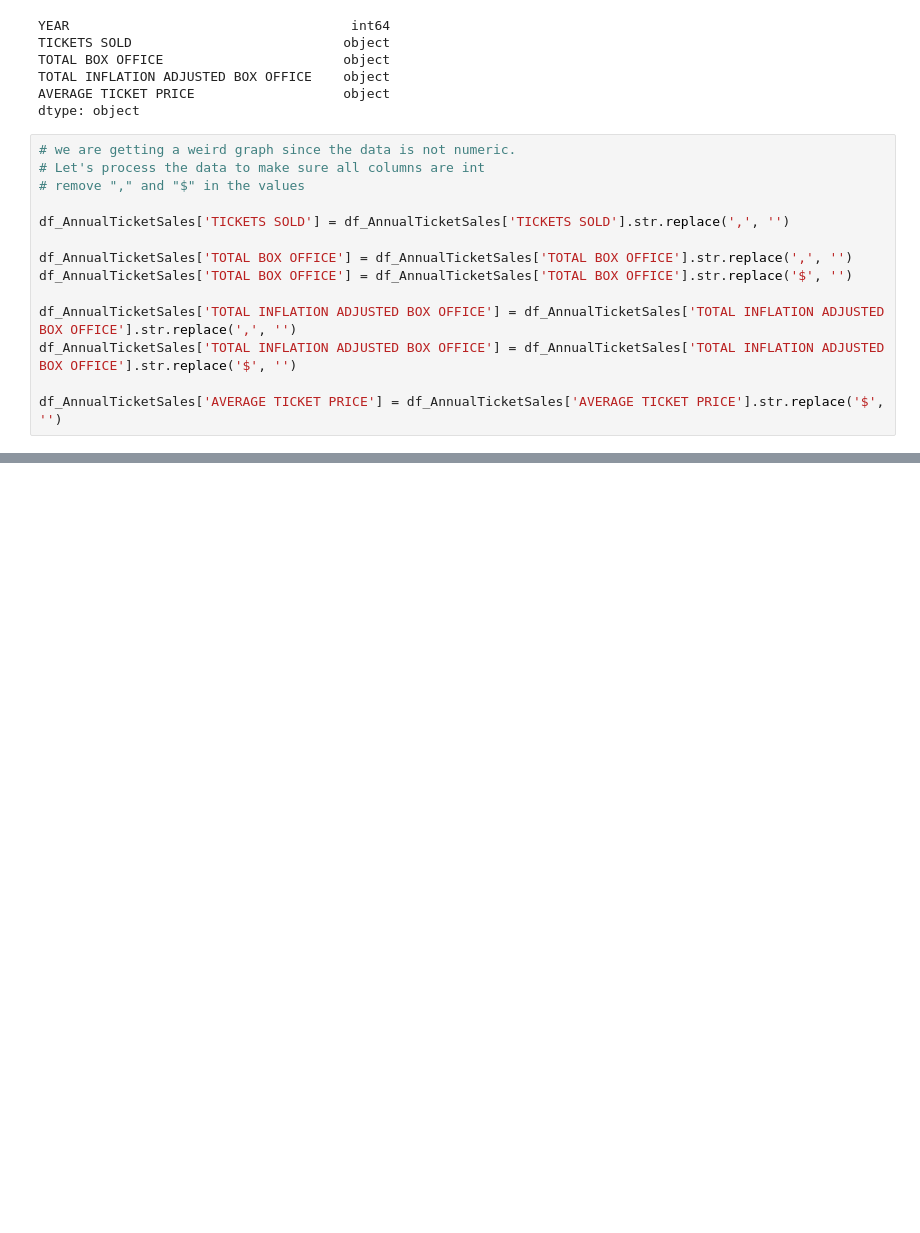
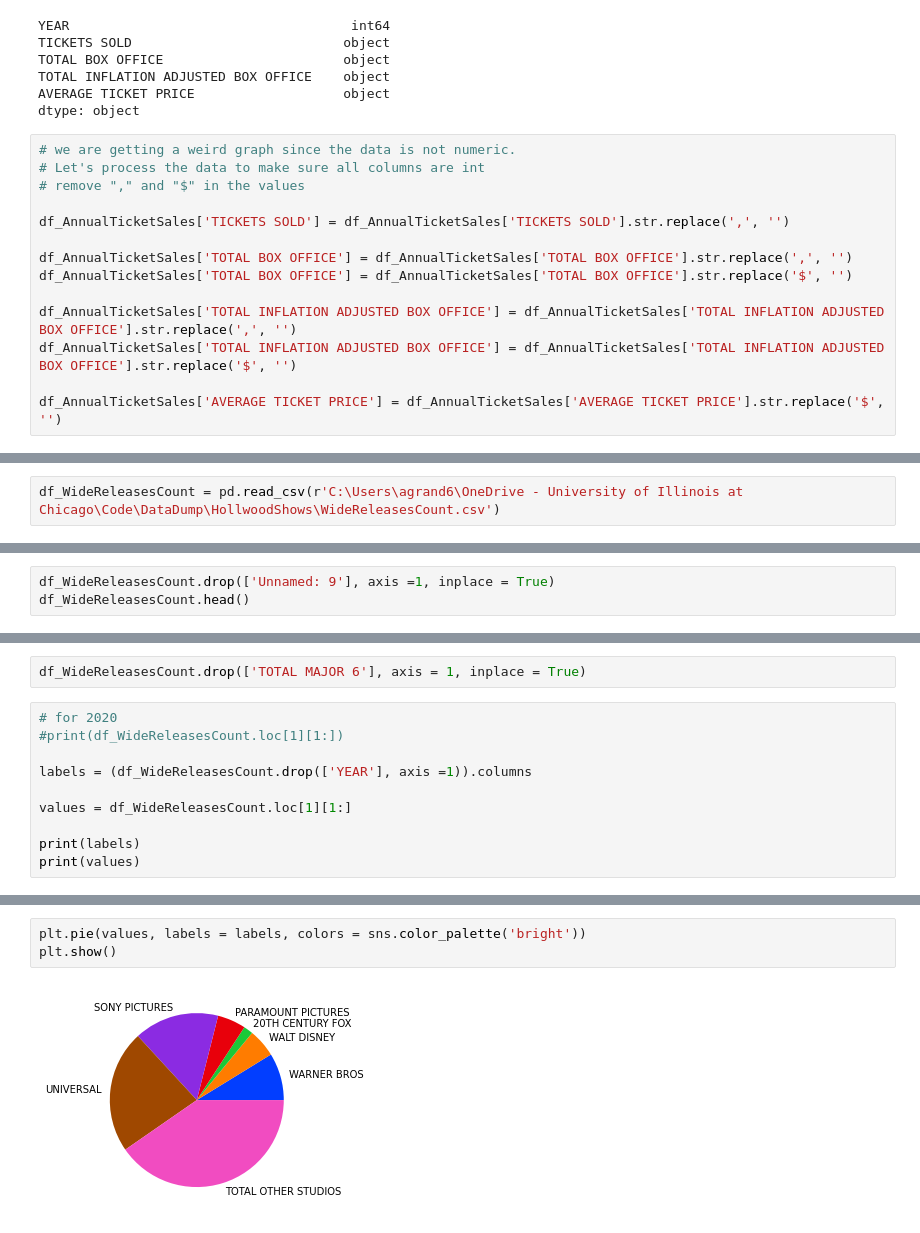
Before and after one commit to Grandi9/EDA, a Jupyter notebook: Hollywood_Movie_Data.ipynb, the cells around one changed output, grey strips where cells are left out. Cells and saved outputs as stored; diff of their text form; blank space fills up the shorter version.

```diff
--- a/Hollywood_Movie_Data.ipynb
+++ b/Hollywood_Movie_Data.ipynb
@@ -97,0 +153,2 @@ plt.grid(True)
+# %%
+df_WideReleasesCount = pd.read_csv(r'C:\Users\agrand6\OneDrive - University of Illinois at Chicago\Code\DataDump\HollwoodShows\WideReleasesCount.csv')
@@ -97,0 +175,3 @@ plt.grid(True)
+# %%
+df_WideReleasesCount.drop(['Unnamed: 9'], axis =1, inplace = True)
+df_WideReleasesCount.head()
@@ -97,0 +185,12 @@ plt.grid(True)
+# %%
+df_WideReleasesCount.drop(['TOTAL MAJOR 6'], axis = 1, inplace = True)
+# %%
+# for 2020
+#print(df_WideReleasesCount.loc[1][1:])
+
+labels = (df_WideReleasesCount.drop(['YEAR'], axis =1)).columns
+
+values = df_WideReleasesCount.loc[1][1:]
+
+print(labels)
+print(values)
@@ -97,0 +209,5 @@ plt.grid(True)
+# %%
+plt.pie(values, labels = labels, colors = sns.color_palette('bright'))
+plt.show()
+# %% [output]
+[figure, added]
```
Also changed, not shown: parts of 20 cells of this notebook.
